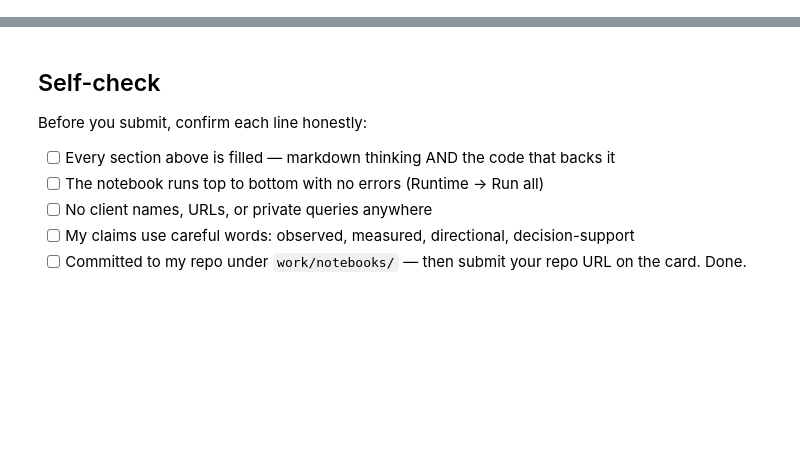
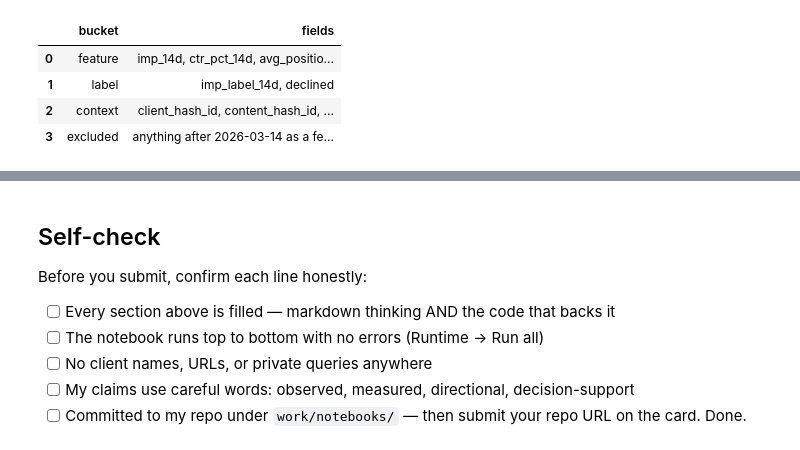
Before and after one commit to yelsebety/Yassin-Flyrank, a Jupyter notebook: work/notebooks/w03_data_contract.ipynb, the cells around one changed output, grey strips where cells are left out. Drawn from its saved outputs; the diff is of its cells as text; code cells hidden in the pictures; blank space fills up the shorter version.

Commit message:
w03: data contract, three verification queries and leakage trap

```diff
--- a/work/notebooks/w03_data_contract.ipynb
+++ b/work/notebooks/w03_data_contract.ipynb
@@ -36,0 +70,16 @@ This skeleton is yours to fill. Work the sections **in order** — each one has
+# %%
+contract = {
+    "feature":  ["imp_14d", "ctr_pct_14d", "avg_position_14d", "active_days_14d", "momentum_7d"],
+    "label":    ["imp_label_14d", "declined"],
+    "context":  ["client_hash_id", "content_hash_id", "report_date"],
+    "excluded": ["anything after 2026-03-14 as a feature", "_sample table", "GA4 engagement columns"],
+}
+all_cols = [c for v in contract.values() for c in v]
+assert len(all_cols) == len(set(all_cols)), "a field is in two buckets"
+pd.DataFrame({"bucket": list(contract), "fields": [", ".join(v) for v in contract.values()]})
+# %% [output]
+|  | bucket | fields |
+| 0 | feature | imp_14d, ctr_pct_14d, avg_positio... |
+| 1 | label | imp_label_14d, declined |
+| 2 | context | client_hash_id, content_hash_id, ... |
+| 3 | excluded | anything after 2026-03-14 as a fe... |
```
Also changed, not shown: parts of 26 cells of this notebook.
